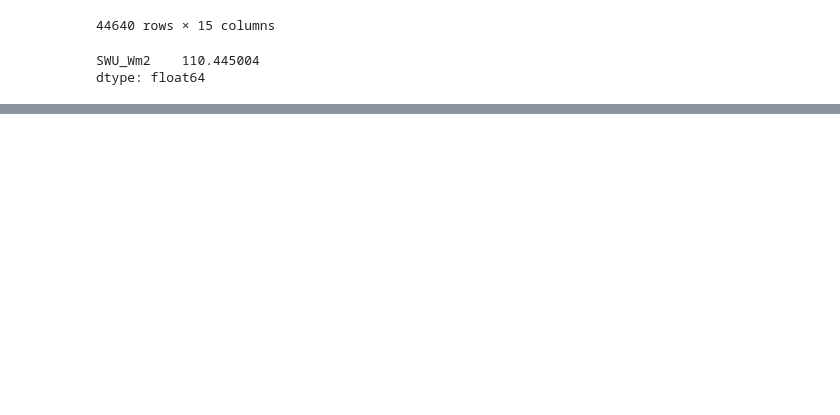
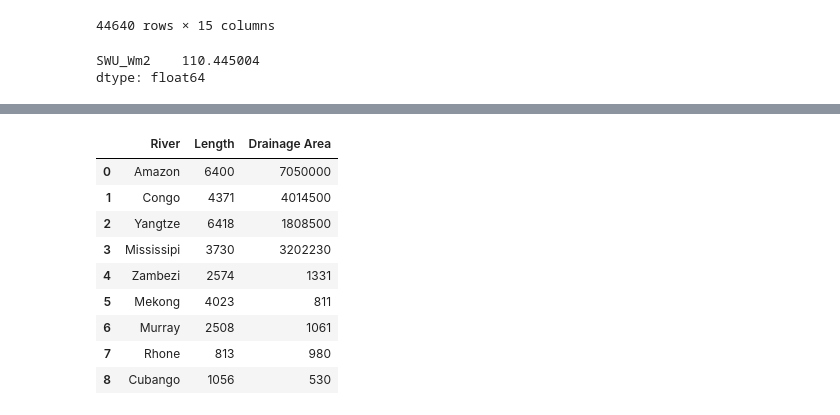
Before and after one commit to dianaxnav/eds217-practice-4-1-pandas_dn, a Jupyter notebook: nbs/practice_4-1_pandas.ipynb, the cells around one changed output, grey strips where cells are left out. Cells and saved outputs as stored; diff of their text form; code cells hidden in the pictures; blank space fills up the shorter version.

```diff
--- a/nbs/practice_4-1_pandas.ipynb
+++ b/nbs/practice_4-1_pandas.ipynb
@@ -122,0 +143,28 @@ daily_SW = pd.DataFrame(daily_rad, columns=['day', 'SW_in', 'SW_out'])
+# %%
+#6b
+rivers = { 0: 'Zambezi' ,
+           1 : 'Mekong',
+           2 : 'Murray',
+           3 : 'Rhone',
+           4 : 'Cubango'
+}
+
+length = { 0: 2574,
+          1 : 4023,
+          2: 2508,
+          3: 813,
+          4: 1056
+}
+
+drainage = { 0: 1331,
+            1 : 811,
+            2 : 1061,
+            3 : 980,
+            4 : 530
+}
+
+mydict = { 'River' : rivers, 'Length' : length, 'Drainage Area' : drainage}
+
+df3 = pd.DataFrame(mydict)
+
+df3
@@ -122,0 +178,15 @@ daily_SW = pd.DataFrame(daily_rad, columns=['day', 'SW_in', 'SW_out'])
+# %%
+#6c
+rivers = pd.concat([df, df3], ignore_index=True)
+rivers
+# %% [output]
+|  | River | Length | Drainage Area |
+| 0 | Amazon | 6400 | 7050000 |
+| 1 | Congo | 4371 | 4014500 |
+| 2 | Yangtze | 6418 | 1808500 |
+| 3 | Mississipi | 3730 | 3202230 |
+| 4 | Zambezi | 2574 | 1331 |
+| 5 | Mekong | 4023 | 811 |
+| 6 | Murray | 2508 | 1061 |
+| 7 | Rhone | 813 | 980 |
+| 8 | Cubango | 1056 | 530 |
```
Also changed, not shown: parts of 7 cells of this notebook, 1 other file.
